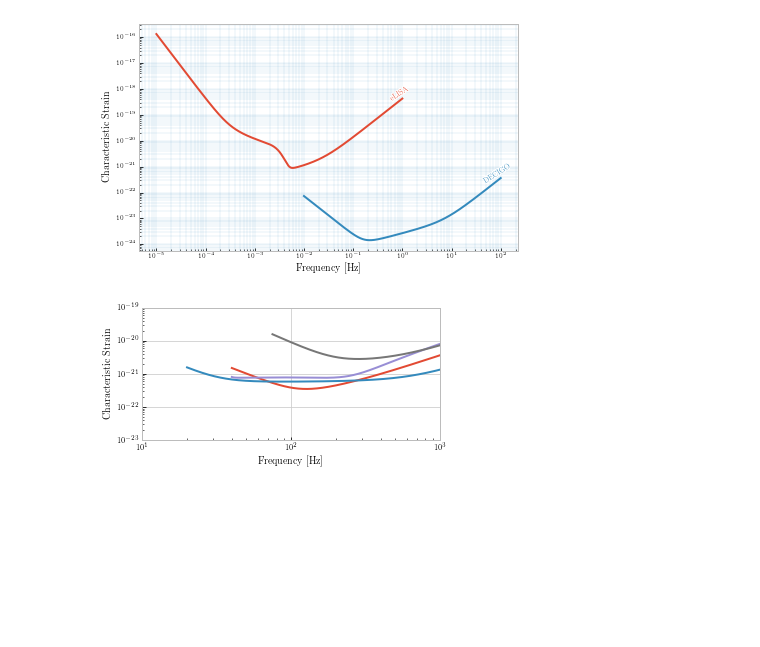
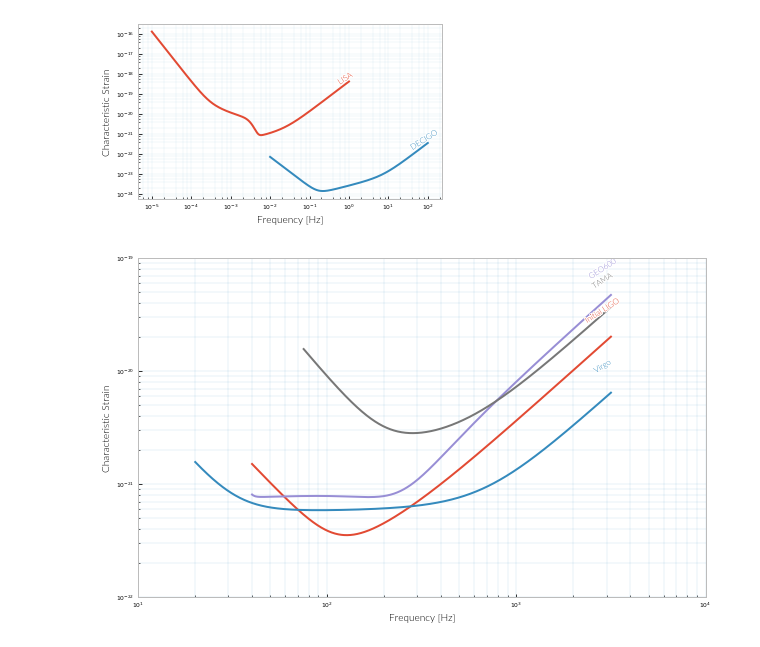
Before and after one commit to transientlunatic/IMGWDA, a Jupyter notebook: notebooks/intro/sensitivity-curves.ipynb, the cells around one changed output. Saved outputs shown, nothing was run; the diff lists cells and outputs as text; code cells hidden in the pictures; blank space fills up the shorter version.

```diff
--- a/notebooks/intro/sensitivity-curves.ipynb
+++ b/notebooks/intro/sensitivity-curves.ipynb
@@ -9,7 +9,7 @@ import grasshopper.interferometers as ifo
 import grasshopper.sources as sources
 
 import matplotlib.pyplot as plt
-plt.style.use("/home/daniel/thesis/thesis-style.mpl")
+#plt.style.use("/home/daniel/thesis/thesis-style.mpl")
 
 import thesis
 # %%
@@ -85,22 +113,25 @@ thesis.labelLines(fig.gca().get_lines(), fontsize=8)
 thesis.thesisify(fig)
 fig.savefig("{}/intro/space-asd.{}".format(fig_dir, fig_ext), dpi=300)
 # %% [output]
-[figure, old version]
+[figure, new version]
 # %%
-iligo = ifo.InitialLIGO()
-virgo = ifo.Virgo()
-geo = ifo.GEO()
-tama = ifo.TAMA()
+iligo = ifo.InitialLIGO(frequencies=np.logspace(1,3.5,1000)*u.hertz)
+virgo = ifo.Virgo(frequencies=np.logspace(1,3.5,1000)*u.hertz)
+geo = ifo.GEO(frequencies=np.logspace(1,3.5,1000)*u.hertz)
+tama = ifo.TAMA(frequencies=np.logspace(1,3.5,1000)*u.hertz)
 
 fig, ax = plt.subplots(1,1, figsize=figsize)
 iligo.plot(ax)
 virgo.plot(ax)
 geo.plot(ax)
 tama.plot(ax)
 
-ax.set_xlim([1e1, 1e3]);
-ax.set_ylim([1e-23, 1e-19]);
+ax.set_xlim([1e1, 1e4]);
+ax.set_ylim([1e-22, 1e-19]);
 fig.tight_layout()
+thesis.labelLines(fig.gca().get_lines(), fontsize=8)
+fig = thesis.thesisify(fig);
+
 fig.savefig("{}/first-gen-asd.{}".format(fig_dir, fig_ext))
 # %% [output]
-[figure, old version]
+[figure, new version]
```
Also changed, not shown: parts of 4 cells of this notebook, 3 other files.
